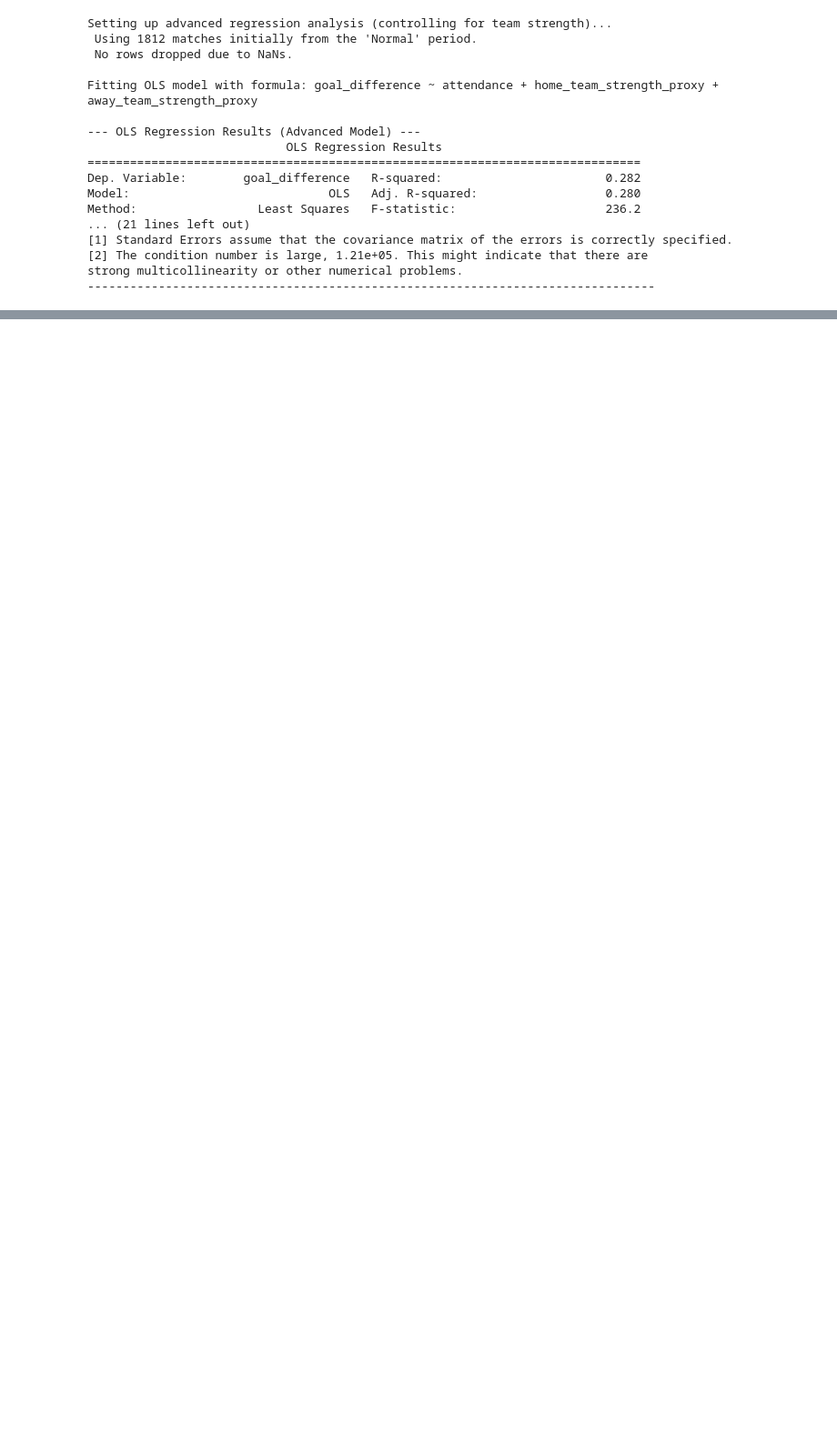
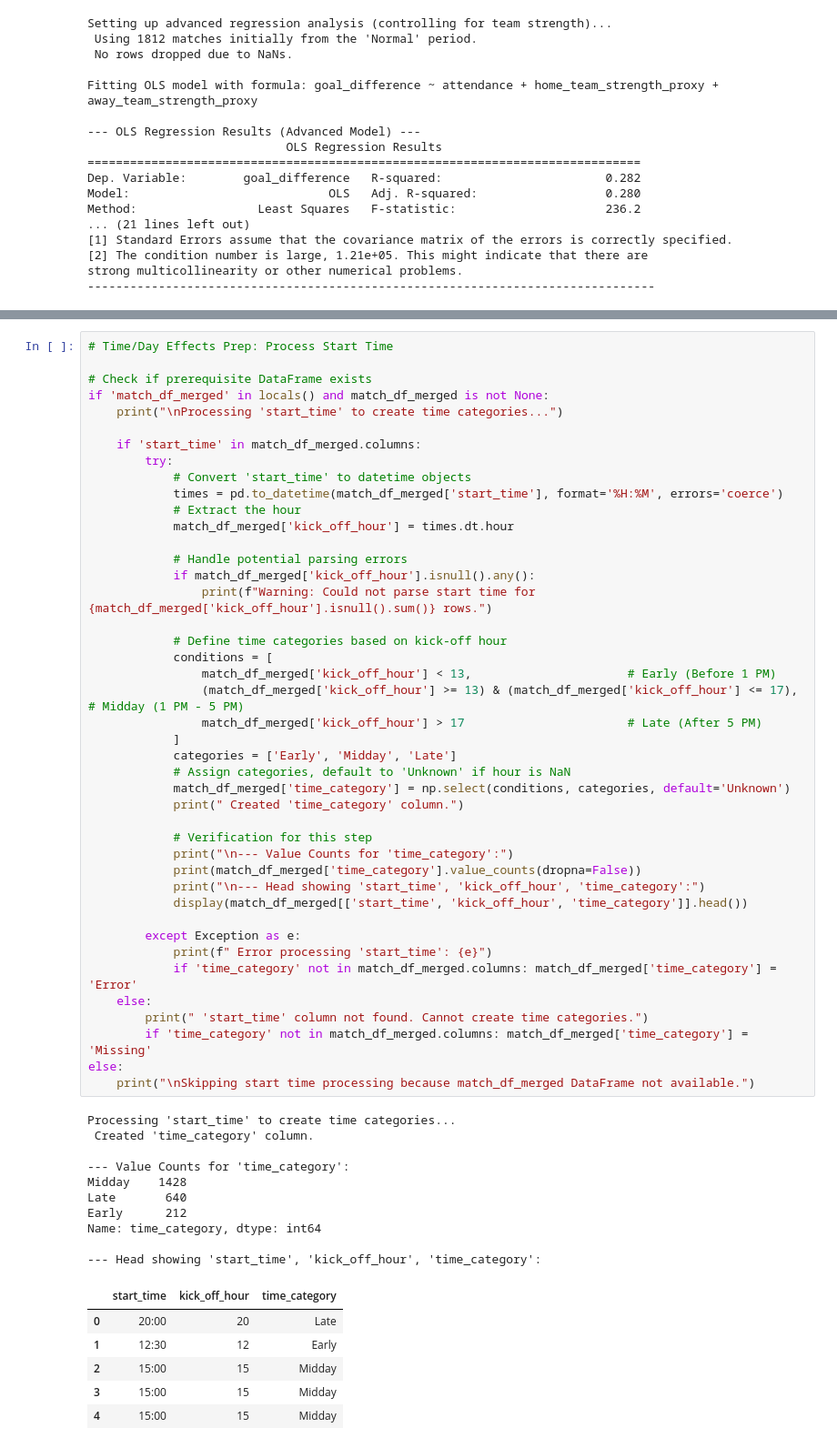
Before and after one commit to MDeighton004/premier-league-home-advantage, a Jupyter notebook: code/2_analysis.ipynb, the cells around one changed output, grey strips where cells are left out. Shown at 91% size. Drawn from its saved outputs; the diff is of its cells as text; blank space fills up the shorter version.

```diff
--- a/code/2_analysis.ipynb
+++ b/code/2_analysis.ipynb
@@ -573,0 +628,60 @@ strong multicollinearity or other numerical problems.
+# %%
+# Time/Day Effects Prep: Process Start Time
+
+# Check if prerequisite DataFrame exists
+if 'match_df_merged' in locals() and match_df_merged is not None:
+    print("\nProcessing 'start_time' to create time categories...")
+
+    if 'start_time' in match_df_merged.columns:
+        try:
+            # Convert 'start_time' to datetime objects
+            times = pd.to_datetime(match_df_merged['start_time'], format='%H:%M', errors='coerce')
+            # Extract the hour
+            match_df_merged['kick_off_hour'] = times.dt.hour
+
+            # Handle potential parsing errors
+            if match_df_merged['kick_off_hour'].isnull().any():
+                print(f"Warning: Could not parse start time for {match_df_merged['kick_off_hour'].isnull().sum()} rows.")
+
+            # Define time categories based on kick-off hour
+            conditions = [
+                match_df_merged['kick_off_hour'] < 13,                      # Early (Before 1 PM)
+                (match_df_merged['kick_off_hour'] >= 13) & (match_df_merged['kick_off_hour'] <= 17), # Midday (1 PM - 5 PM)
+                match_df_merged['kick_off_hour'] > 17                       # Late (After 5 PM)
+            ]
+            categories = ['Early', 'Midday', 'Late']
+            # Assign categories, default to 'Unknown' if hour is NaN
+            match_df_merged['time_category'] = np.select(conditions, categories, default='Unknown')
+            print(" Created 'time_category' column.")
+
+            # Verification for this step
+            print("\n--- Value Counts for 'time_category':")
+            print(match_df_merged['time_category'].value_counts(dropna=False))
+            print("\n--- Head showing 'start_time', 'kick_off_hour', 'time_category':")
+            display(match_df_merged[['start_time', 'kick_off_hour', 'time_category']].head())
+
+        except Exception as e:
+            print(f" Error processing 'start_time': {e}")
+            if 'time_category' not in match_df_merged.columns: match_df_merged['time_category'] = 'Error'
+    else:
+        print(" 'start_time' column not found. Cannot create time categories.")
+        if 'time_category' not in match_df_merged.columns: match_df_merged['time_category'] = 'Missing'
+else:
+    print("\nSkipping start time processing because match_df_merged DataFrame not available.")
+# %% [output]
+Processing 'start_time' to create time categories...
+ Created 'time_category' column.
+
+--- Value Counts for 'time_category':
+Midday    1428
+Late       640
+Early      212
+Name: time_category, dtype: int64
+
+--- Head showing 'start_time', 'kick_off_hour', 'time_category':
+|  | start_time | kick_off_hour | time_category |
+| 0 | 20:00 | 20 | Late |
+| 1 | 12:30 | 12 | Early |
+| 2 | 15:00 | 15 | Midday |
+| 3 | 15:00 | 15 | Midday |
+| 4 | 15:00 | 15 | Midday |
```
Also changed, not shown: parts of 2 cells of this notebook, 1 other file.
